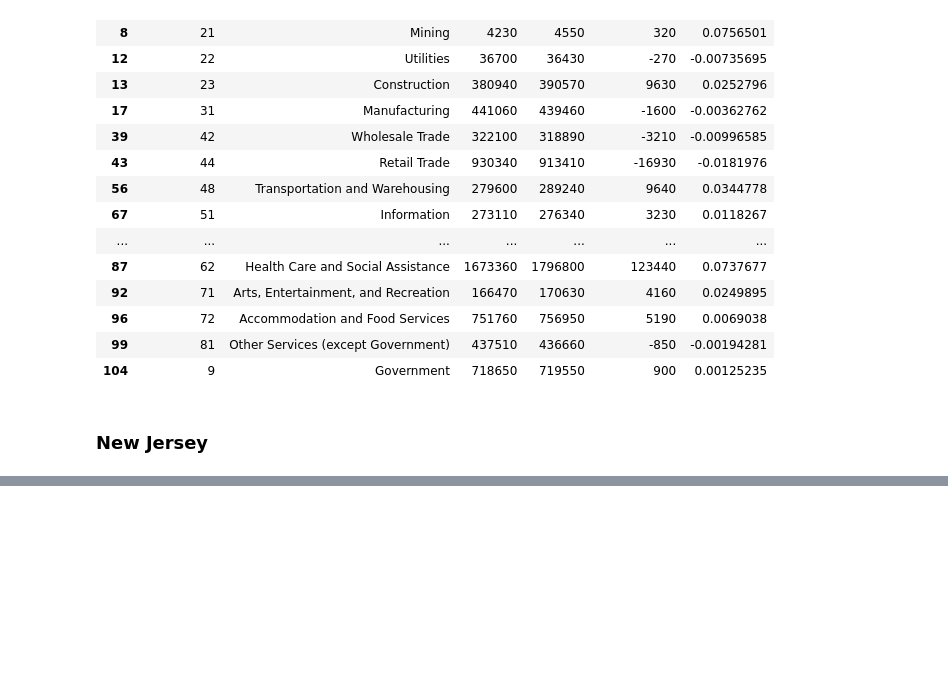
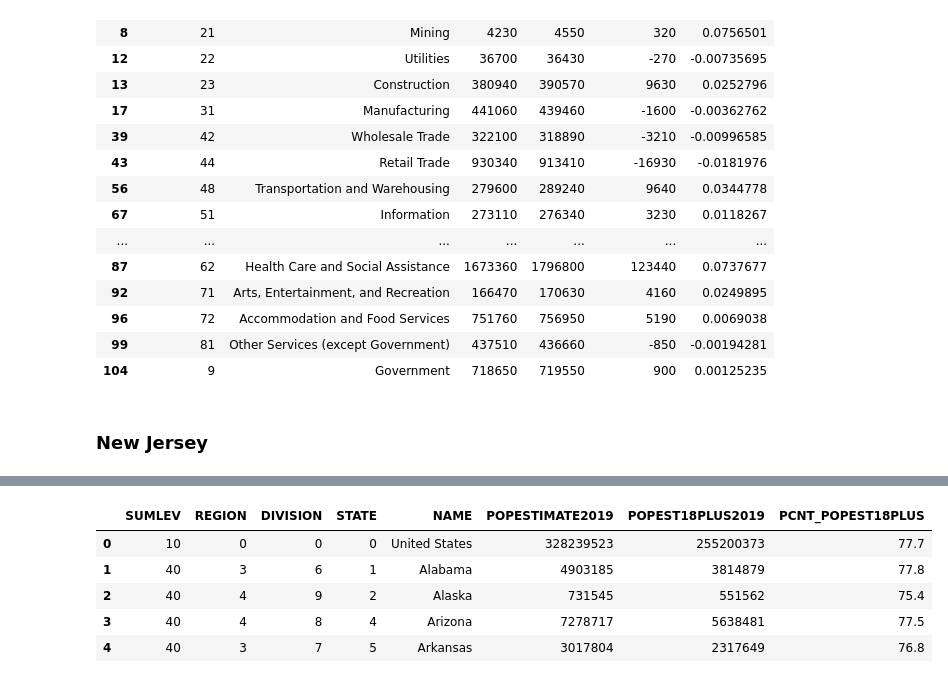
Before and after one commit to xcao38/covid19_analysis, a Jupyter notebook: data_preparing.ipynb, the cells around one changed output, grey strips where cells are left out. Drawn from its saved outputs; the diff is of its cells as text; code cells hidden in the pictures; blank space fills up the shorter version.

```diff
--- a/data_preparing.ipynb
+++ b/data_preparing.ipynb
@@ -255,0 +298,16 @@ employment_ny_inds
+# %%
+def get_population_data():
+    url = "https://www2.census.gov/programs-surveys/popest/datasets/2010-2019/state/detail/SCPRC-EST2019-18+POP-RES.csv"
+    df = pd.read_csv(url)
+    return df
+# %%
+pop_2019 = get_population_data()
+# %%
+pop_2019.head()
+# %% [output]
+|  | SUMLEV | REGION | DIVISION | STATE | NAME | POPESTIMATE2019 | POPEST18PLUS2019 | PCNT_POPEST18PLUS |
+| 0 | 10 | 0 | 0 | 0 | United States | 328239523 | 255200373 | 77.7 |
+| 1 | 40 | 3 | 6 | 1 | Alabama | 4903185 | 3814879 | 77.8 |
+| 2 | 40 | 4 | 9 | 2 | Alaska | 731545 | 551562 | 75.4 |
+| 3 | 40 | 4 | 8 | 4 | Arizona | 7278717 | 5638481 | 77.5 |
+| 4 | 40 | 3 | 7 | 5 | Arkansas | 3017804 | 2317649 | 76.8 |
```
Also changed, not shown: parts of 9 cells of this notebook, 1 other file.
